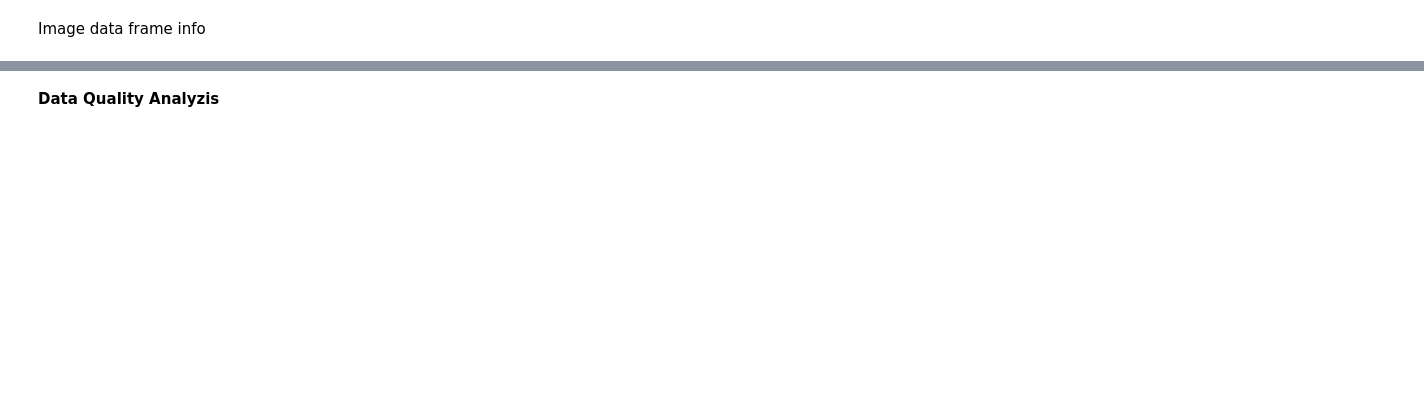
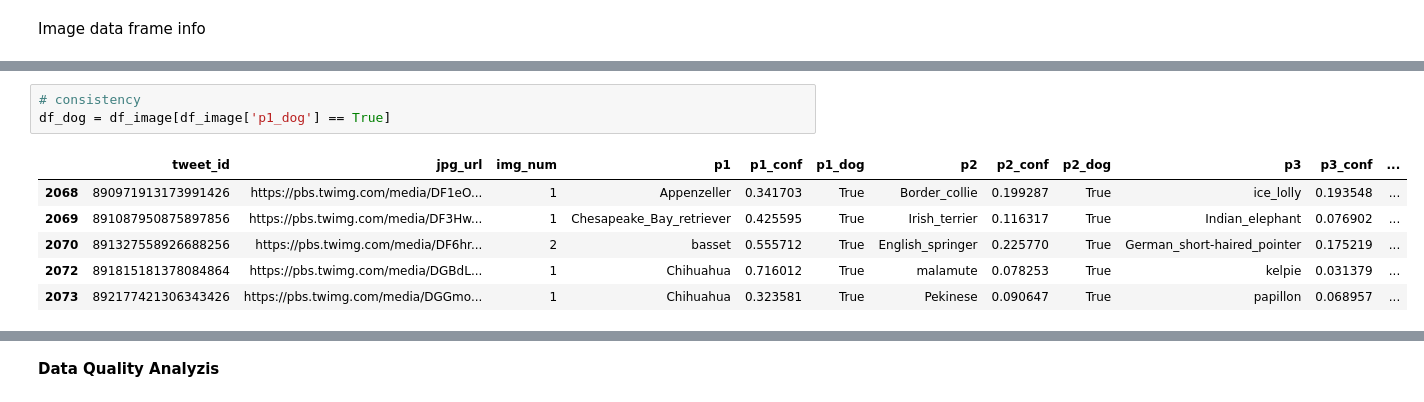
Before and after one commit to daniel-guarino/project04-wrangling-and-analyze-data, a Jupyter notebook: wrangle_act.ipynb, the cells around one changed output, grey strips where cells are left out. Saved outputs shown, nothing was run; the diff lists cells and outputs as text; blank space fills up the shorter version.

```diff
--- a/wrangle_act.ipynb
+++ b/wrangle_act.ipynb
@@ -154,0 +297,10 @@ Image data frame info
+# %%
+# consistency
+df_dog = df_image[df_image['p1_dog'] == True]
+# %% [output]
+|  | tweet_id | jpg_url | img_num | p1 | p1_conf | p1_dog | p2 | p2_conf | p2_dog | p3 | p3_conf | ... |
+| 2068 | 890971913173991426 | https://pbs.twimg.com/media/DF1eO... | 1 | Appenzeller | 0.341703 | True | Border_collie | 0.199287 | True | ice_lolly | 0.193548 | ... |
+| 2069 | 891087950875897856 | https://pbs.twimg.com/media/DF3Hw... | 1 | Chesapeake_Bay_retriever | 0.425595 | True | Irish_terrier | 0.116317 | True | Indian_elephant | 0.076902 | ... |
+| 2070 | 891327558926688256 | https://pbs.twimg.com/media/DF6hr... | 2 | basset | 0.555712 | True | English_springer | 0.225770 | True | German_short-haired_pointer | 0.175219 | ... |
+| 2072 | 891815181378084864 | https://pbs.twimg.com/media/DGBdL... | 1 | Chihuahua | 0.716012 | True | malamute | 0.078253 | True | kelpie | 0.031379 | ... |
+| 2073 | 892177421306343426 | https://pbs.twimg.com/media/DGGmo... | 1 | Chihuahua | 0.323581 | True | Pekinese | 0.090647 | True | papillon | 0.068957 | ... |
```
Also changed, not shown: parts of 26 cells of this notebook.
